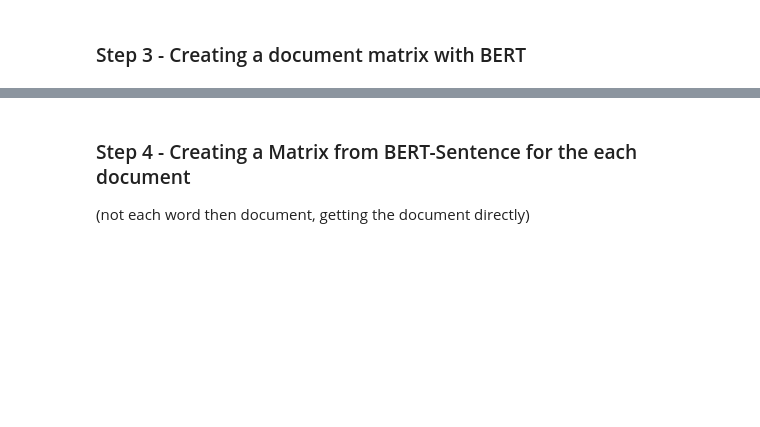
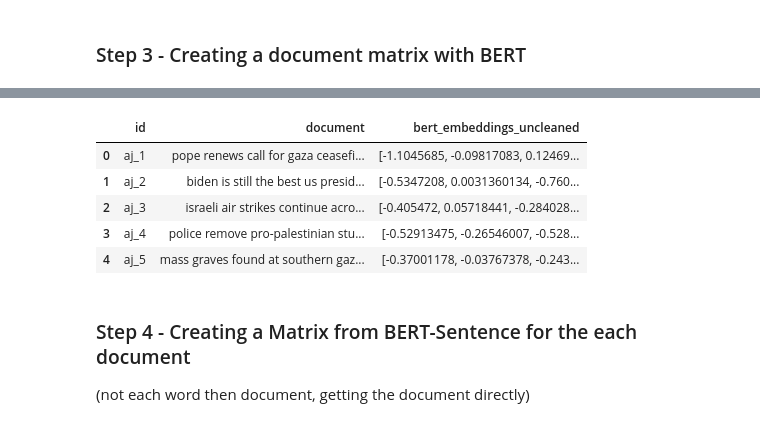
Before and after one commit to dattali18/IR_Assignments, a Jupyter notebook: Assignment.01/notebook/1_3_IR_Assignment.ipynb, the cells around one changed output, grey strips where cells are left out. Saved outputs shown, nothing was run; the diff lists cells and outputs as text; code cells hidden in the pictures; blank space fills up the shorter version.

```diff
--- a/Assignment.01/notebook/1_3_IR_Assignment.ipynb
+++ b/Assignment.01/notebook/1_3_IR_Assignment.ipynb
@@ -183,0 +218,12 @@ dtype: object
+# %%
+import nltk
+from nltk.tokenize import word_tokenize
+
+nltk.download('punkt')  # Download punkt tokenizer if not already downloaded
+
+def preprocess_text(text):
+    tokens = word_tokenize(text.lower())  # Tokenize and convert to lowercase
+    # You can add further cleaning steps here if needed
+    return tokens
+
+df_aj['tokens_uncleaned'] = df_aj['document'].apply(preprocess_text)
@@ -183,0 +233,11 @@ dtype: object
+# %%
+from gensim.models.doc2vec import Doc2Vec, TaggedDocument
+
+documents_uncleaned = [TaggedDocument(doc, [i]) for i, doc in enumerate(df_aj['tokens_uncleaned'])]
+
+model_uncleaned = Doc2Vec(documents_uncleaned, vector_size=100, window=5, min_count=1, workers=4)
+# %%
+df_aj['doc_vectors_uncleaned'] = [model_uncleaned.infer_vector(doc) for doc in df_aj['tokens_uncleaned']]
+
+# print an example
+print(df_aj['doc_vectors_uncleaned'][0])
@@ -186,3 +290,26 @@ dtype: object
+# %%
+def get_bert_embedding(text):
+  model_name = 'bert-base-uncased'  # Choose your desired BERT model
+  tokenizer = BertTokenizer.from_pretrained(model_name)
+  model = BertModel.from_pretrained(model_name)
+  inputs = tokenizer(text, return_tensors='pt', truncation=True, padding=True)
+  outputs = model(**inputs)
+  # Use the last hidden state as the document embedding
+  embeddings = outputs.last_hidden_state[:, 0, :].detach().numpy()
+  return embeddings[0]
+
+df_aj['bert_embeddings_uncleaned'] = df_aj['document'].apply(get_bert_embedding)
+# %%
+# # print an example vector with the original data
+
+df_aj[['id', 'document','bert_embeddings_uncleaned']].head()
+# %% [output]
+|  | id | document | bert_embeddings_uncleaned |
+| 0 | aj_1 | pope renews call for gaza ceasefi... | [-1.1045685, -0.09817083, 0.12469... |
+| 1 | aj_2 | biden is still the best us presid... | [-0.5347208, 0.0031360134, -0.760... |
+| 2 | aj_3 | israeli air strikes continue acro... | [-0.405472, 0.05718441, -0.284028... |
+| 3 | aj_4 | police remove pro-palestinian stu... | [-0.52913475, -0.26546007, -0.528... |
+| 4 | aj_5 | mass graves found at southern gaz... | [-0.37001178, -0.03767378, -0.243... |
 # %% [markdown]
 ### Step 4 - Creating a Matrix from BERT-Sentence for the each document
 (not each word then document, getting the document directly)
```
Also changed, not shown: parts of 23 cells of this notebook, 18 other files.
